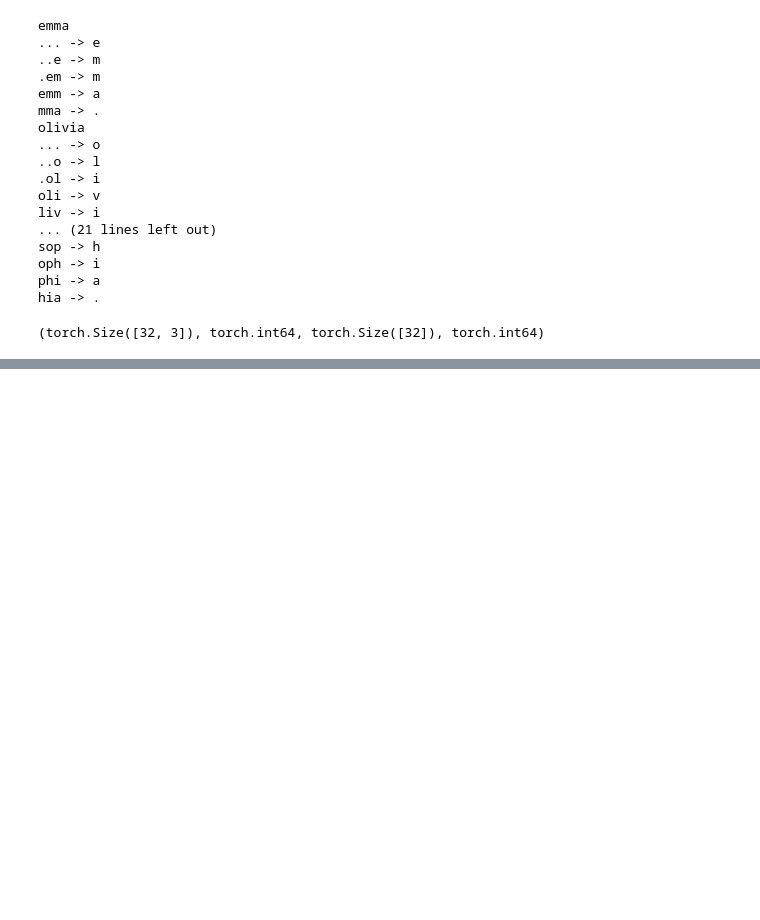
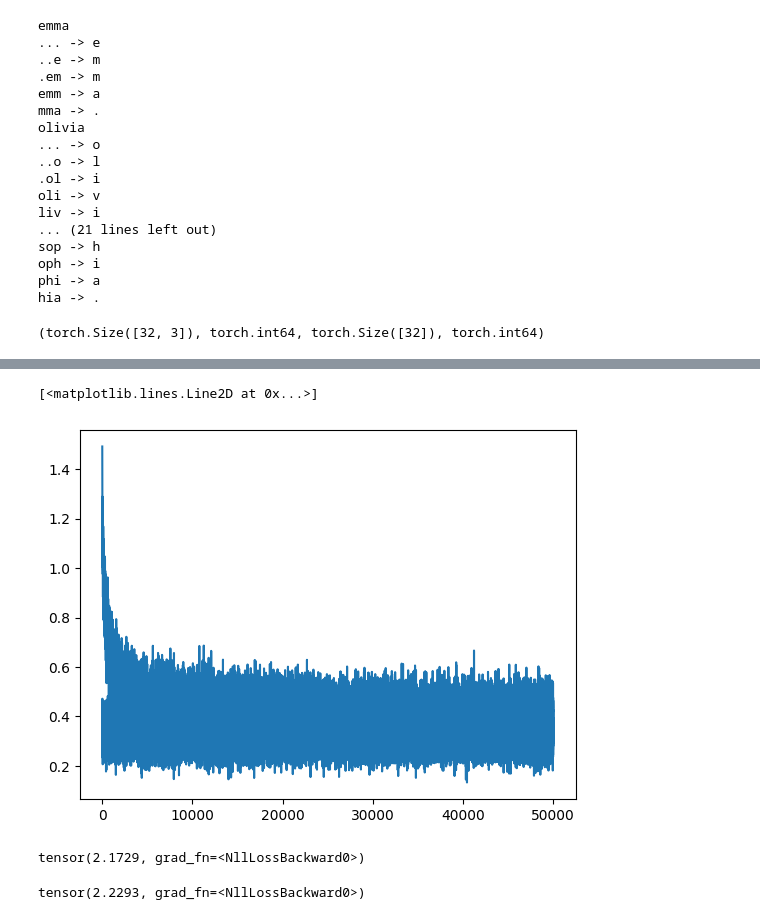
Before and after one commit to Yelnam/make_more, a Jupyter notebook: makemore2.ipynb, the cells around one changed output, grey strips where cells are left out. Cells and saved outputs as stored; diff of their text form; code cells hidden in the pictures; blank space fills up the shorter version.

```diff
--- a/makemore2.ipynb
+++ b/makemore2.ipynb
@@ -97,0 +807,36 @@ tensor([[-0.0245,  1.9602],
+# %%
+for p in parameters:
+    p.requires_grad = True
+# %%
+# put empty lists in separate cell to avoid re-initialising with each run and overwriting values
+step_i = []
+loss_i = []
+# %%
+# train
+for _ in range (50001):
+    ix = torch.randint(0, X_trn.shape[0], (32,))
+
+    # forward pass
+    emb = C[X_trn[ix]] # gives 32x3x2
+
+    # update below from 6 to 30 (as above, so below)
+    # this should NOT actually be a hard number at all, but should respond dynamically to inputs generated above
+    h = emb.view(-1, 30) @ W1 + b1
+    h = torch.tanh(h)
+    logits = h @ W2 + b2
+    loss = F.cross_entropy(logits, Y_trn[ix])
+    if _ % 2500 == 0:
+        print(f'Loss at iter {_}: {loss.item()}')
+
+    # backward pass
+    for p in parameters:
+        p.grad = None
+    loss.backward()
+
+    # update
+    l_rate = 0.01 # note learning rate was first run at 0.1, then updated to 0.01 for second run!!
+    for p in parameters:
+        p.data += -l_rate * p.grad
+
+    step_i.append(_)
+    loss_i.append(loss.log10().item()) # append log loss rather than loss in order to visualise more clearly
@@ -97,0 +861,23 @@ tensor([[-0.0245,  1.9602],
+# %%
+plt.plot(step_i, loss_i) # doesnt work perfectly as currently set as it plots two or more runs on top of each other
+# %% [output]
+[<matplotlib.lines.Line2D at 0x...>]
+[figure, added]
+# %%
+emb = C[X_trn]
+h = emb.view(-1, 30) @ W1 + b1 # update from 6 to 30
+h = torch.tanh(h)
+logits = h @ W2 + b2
+loss = F.cross_entropy(logits, Y_trn) # index into Y at same places as X
+loss
+# %% [output]
+tensor(2.1729, grad_fn=<NllLossBackward0>)
+# %%
+emb = C[X_dev]
+h = emb.view(-1, 30) @ W1 + b1 # update from 6 to 30
+h = torch.tanh(h)
+logits = h @ W2 + b2
+loss = F.cross_entropy(logits, Y_dev) # index into Y at same places as X
+loss
+# %% [output]
+tensor(2.2293, grad_fn=<NllLossBackward0>)
```
Also changed, not shown: parts of 59 cells of this notebook.
